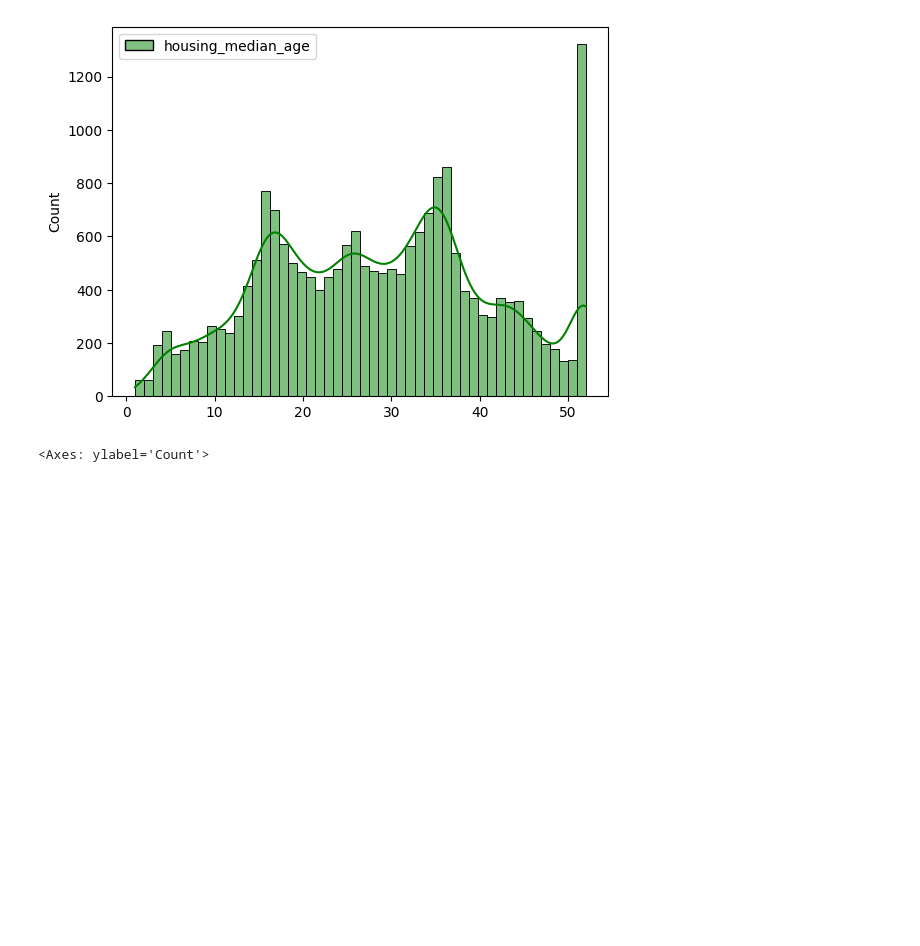
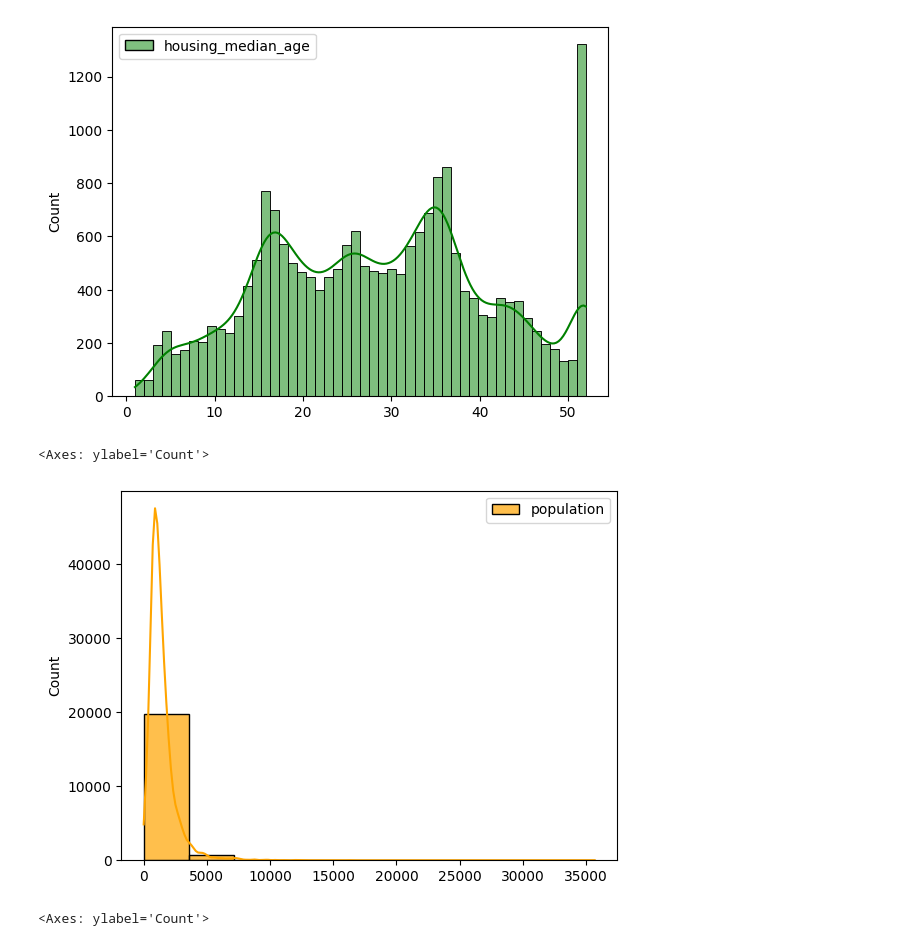
Before and after one commit to soumyasinghal2001/California-Housing, a Jupyter notebook: housing.ipynb, the cells around one changed output. Drawn from its saved outputs; the diff is of its cells as text; code cells hidden in the pictures; blank space fills up the shorter version.

```diff
--- a/housing.ipynb
+++ b/housing.ipynb
@@ -51,4 +57,9 @@ sns.histplot([df['housing_median_age']],bins = 50, kde=True, alpha= 0.5, palette
 # %% [output]
 <Axes: ylabel='Count'>
 [figure]
+# %%
+sns.histplot([data['population']],bins = 10, kde=True, alpha= 0.7, palette =["orange"])
+# %% [output]
+<Axes: ylabel='Count'>
+[figure, added]
 # %%
```
Also changed, not shown: parts of 46 cells of this notebook.
